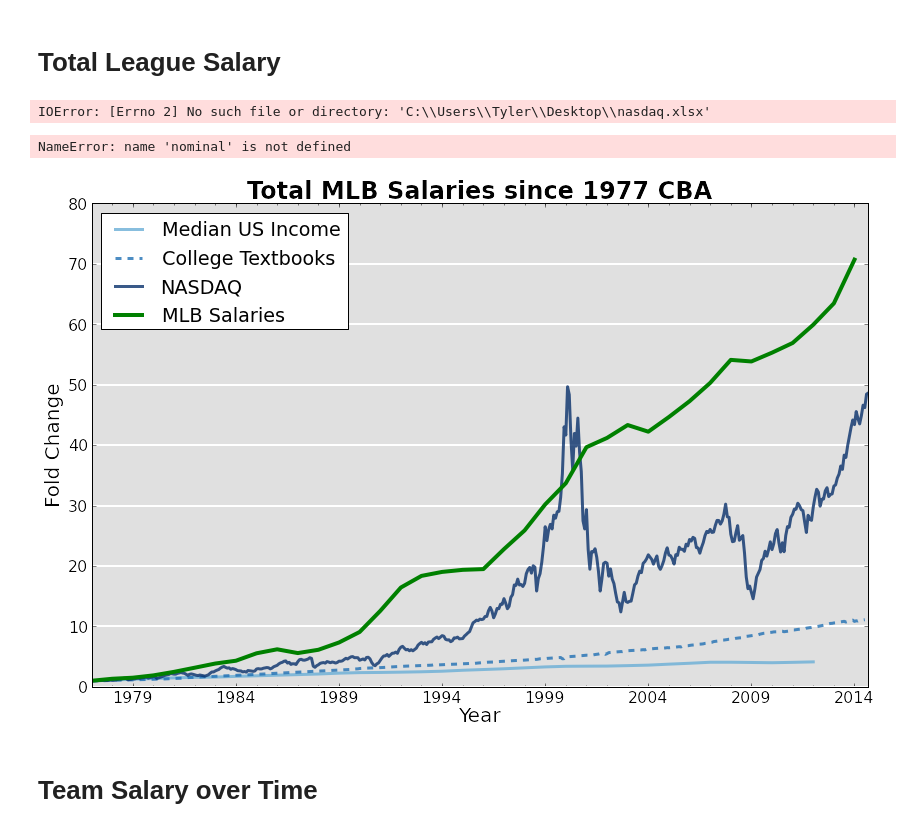
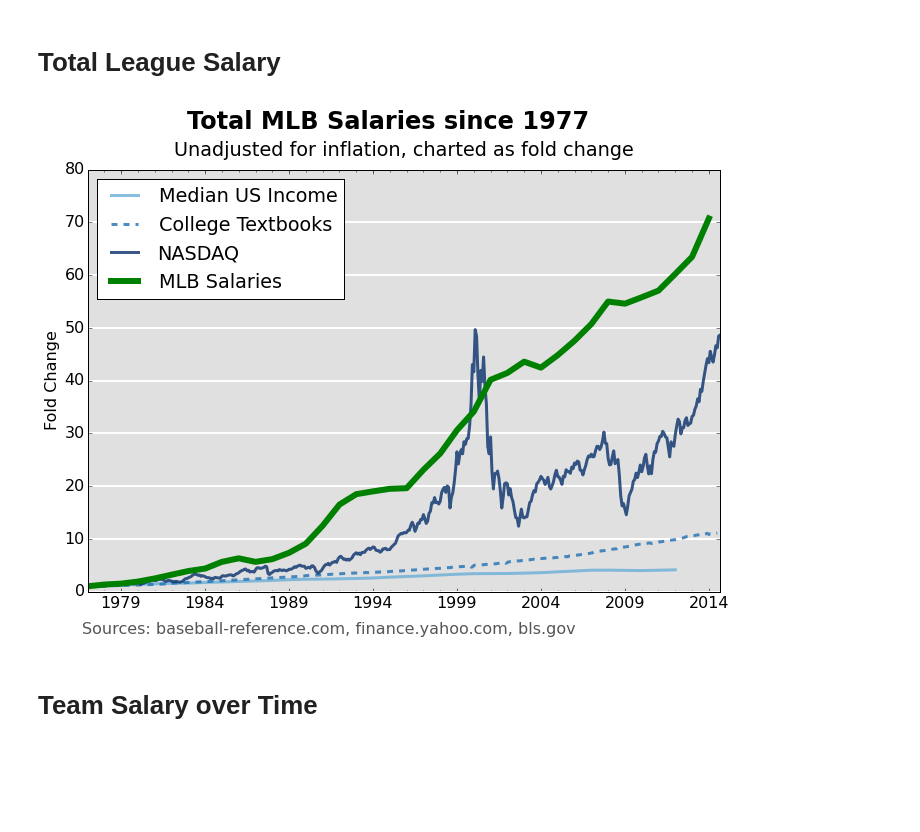
Before and after one commit to tyleha/personal, a Jupyter notebook: baseball.ipynb, the cells around one changed output. Drawn from its saved outputs; the diff is of its cells as text; code cells hidden in the pictures; blank space fills up the shorter version.

Commit message:
final graphs for blogpost

```diff
--- a/baseball.ipynb
+++ b/baseball.ipynb
@@ -76,8 +76,8 @@ league_salary.index = league_salary.index.map(lambda x: datetime.datetime(x, 1,
 try:
     ff = pd.ExcelFile(r'C:\Users\thartley\Documents\Dropbox\prices.xlsx')
 except:
-    ff = pd.ExcelFile('C:\Users\Tyler\Documents\My Dropbox\prices.xlsx')
-    nd = pd.ExcelFile(r'C:\Users\Tyler\Desktop\nasdaq.xlsx')
+    ff = pd.ExcelFile(r'C:\Users\Tyler\Google Drive\DOCUMENTS\Blog Data\Baseball Salary\prices.xlsx')
+    nd = pd.ExcelFile(r'C:\Users\Tyler\Google Drive\DOCUMENTS\Blog Data\Baseball Salary\nasdaq.xlsx')
 
 incomes = ff.parse('household')
 incomes = incomes[incomes.year > 1976].sort(columns='year').reset_index(drop=True)
@@ -95,45 +95,40 @@ nominal = incomes.nominal
 nominal.index = incomes.year.map(lambda x: datetime.datetime(x, 1, 1, 0, 0, 0))
 textbook = textbooks.CPI
 textbook.index = textbooks.month
-# %% [output]
-IOError: [Errno 2] No such file or directory: 'C:\\Users\\Tyler\\Desktop\\nasdaq.xlsx'
-# %%
-nominal
-# %% [output]
-NameError: name 'nominal' is not defined
 # %%
-fig = plt.figure(figsize=(12,8))
+fig = plt.figure(figsize=(10,7))
 plt.rc('font', size=16)
 cm = plt.get_cmap('Blues')
 ax = fig.add_subplot(111, axisbg='#E0E0E0')
 linewidth=3
 alpha = 0.8
 num_lines = 4
 
 (nominal/nominal[0]).plot(color=cm(2./num_lines), linewidth=linewidth, label='Median US Income', alpha=alpha)
 (textbook/textbook[0]).plot(color=cm(3./num_lines), linewidth=linewidth, style='--', label='College Textbooks', alpha=alpha)
 (nasdaq/nasdaq[0]).plot(color=cm(4./num_lines), linewidth=linewidth, label='NASDAQ', alpha=alpha)
 (league_salary/float(league_salary[0])).plot(color='g', linewidth=6, marker='', label='MLB Salaries')
 
 #http://www.etforecasts.com/products/ES_pcww1203.htm
 leg = plt.legend(loc='upper left')
 ax.grid(axis='y', linewidth=2, ls='-', color='#ffffff')
 ax.grid(axis='x')
 ax.set_axisbelow(True)
 
 #ax.tick_params(labelsize=16)
-ax.set_xlabel('Year', fontsize=20)
-ax.set_ylabel('Fold Change', fontsize=20)
+ax.set_xlabel('', fontsize=16)
+ax.set_ylabel('Fold Change', fontsize=16)
 
-ax.set_title("Total MLB Salaries since 1977 CBA",
-             fontdict={'size':24, 'fontweight':'bold'})
+fig.suptitle("Total MLB Salaries since 1977",
+             fontdict={'size':24, 'fontweight':'bold'}, y=1.03)
+ax.set_title('Unadjusted for inflation, charted as fold change', y=1.02)
 #ax.set_position([0, 0.2, 1, 0.8])
 
-ax.text(80, -15.0, 'Source: stuff\nmorestuff\n   Even more stuffff')
+ax.text(80, -8.0, 'Sources: baseball-reference.com, finance.yahoo.com, bls.gov', color='#555555')
 plt.tight_layout()
 plt.savefig(r'C:\Users\Tyler\Desktop\foo.png', dpi=300)
 # %% [output]
-[figure, old version]
+[figure, new version]
 # %% [markdown]
 # Team Salary over Time
 # %%
```
Also changed, not shown: parts of 10 cells of this notebook, 1 other file.
